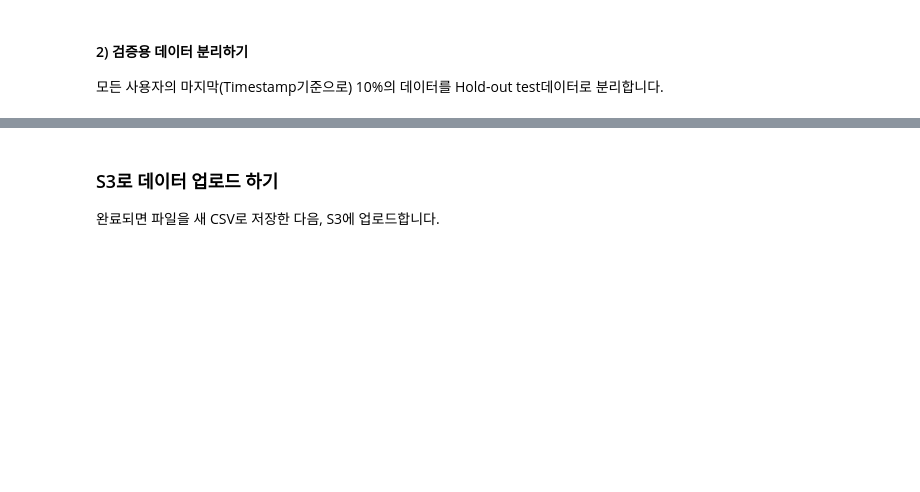
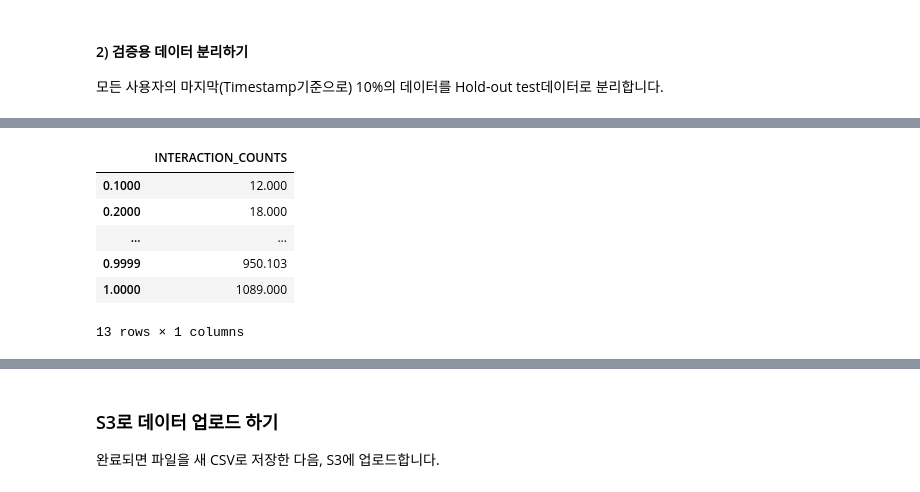
Before and after one commit to jihys/startup-personalize-workshop, a Jupyter notebook: 1.Validating_and_Importing_User_Item_Interaction_Data.ipynb, the cells around one changed output, grey strips where cells are left out. Drawn from its saved outputs; the diff is of its cells as text; code cells hidden in the pictures; blank space fills up the shorter version.

```diff
--- a/1.Validating_and_Importing_User_Item_Interaction_Data.ipynb
+++ b/1.Validating_and_Importing_User_Item_Interaction_Data.ipynb
@@ -157,0 +263,10 @@ holdout
+# %%
+user_activity_counts.quantile([.1,.2,.3,.4,.5,.6,.8,.9,.95,.99,.999,.9999,1.0])
+# %% [output]
+|  | INTERACTION_COUNTS |
+| 0.1000 | 12.000 |
+| 0.2000 | 18.000 |
+| ... | ... |
+| 0.9999 | 950.103 |
+| 1.0000 | 1089.000 |
+13 rows × 1 columns
```
Also changed, not shown: parts of 31 cells of this notebook, 9 other files.
